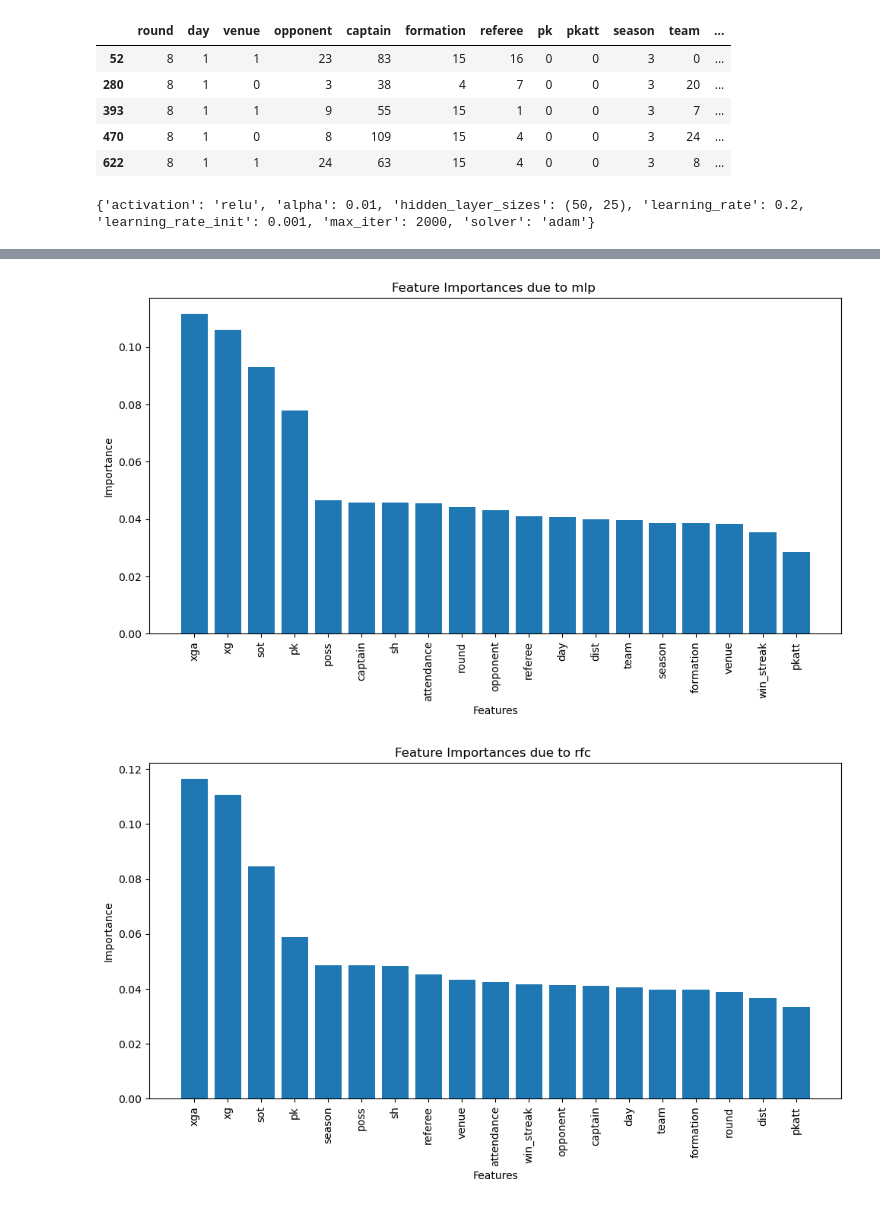
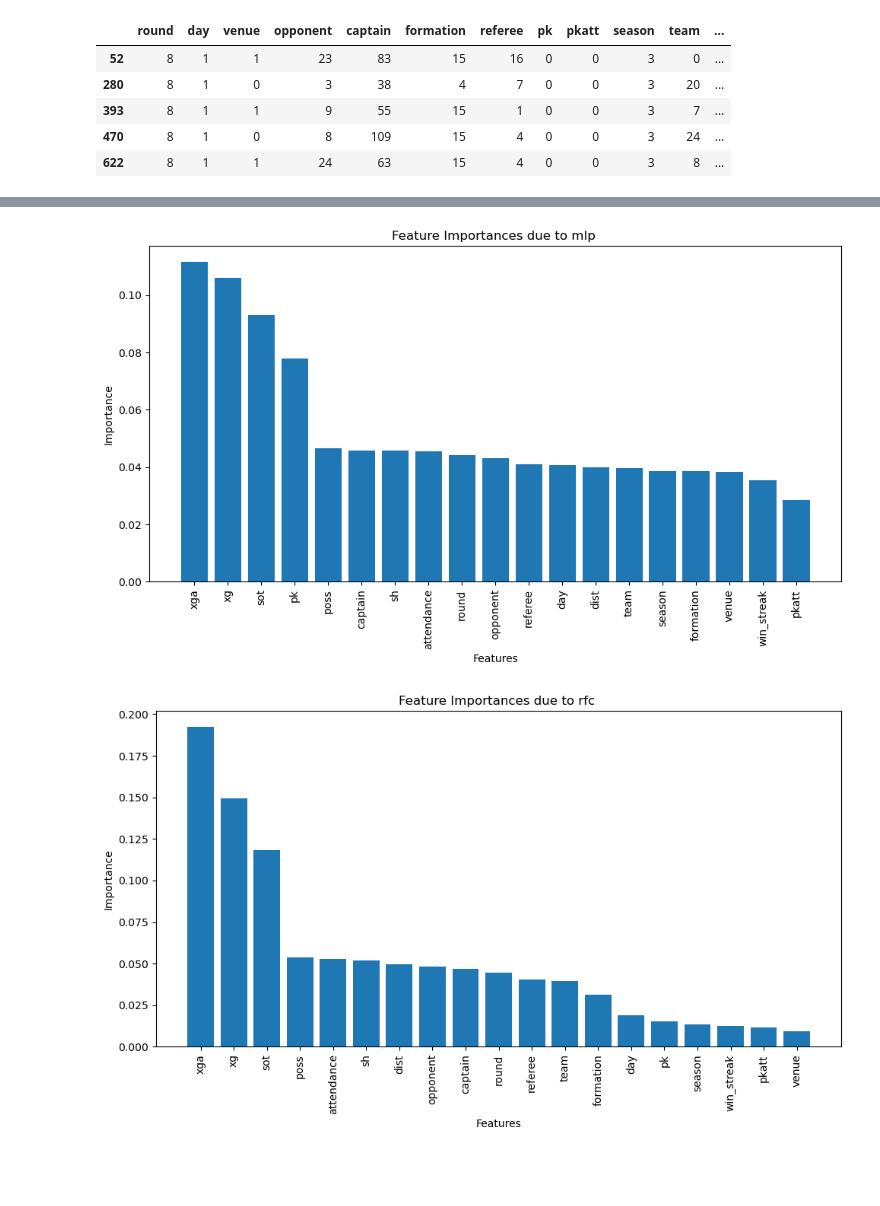
Before and after one commit to thoth2357/football_game_prediction, a Jupyter notebook: main.ipynb, the cells around one changed output, grey strips where cells are left out. Drawn from its saved outputs; the diff is of its cells as text; code cells hidden in the pictures; blank space fills up the shorter version.

```diff
--- a/main.ipynb
+++ b/main.ipynb
@@ -101,3 +107,10 @@ Accuracy on test set using best hyperparameters mlp: 0.5781584582441114
+# %%
+# best parameters gotten from hyperparameter tuning
+best_params_rfc = {'max_depth': 10, 'max_features': 'sqrt', 'min_samples_leaf': 4, 'min_samples_split': 5, 'n_estimators': 100}
+best_params_mlp = {'activation': 'relu', 'alpha': 0.01, 'hidden_layer_sizes': (50, 25), 'learning_rate': 0.2, 'learning_rate_init': 0.001, 'max_iter': 2000, 'solver': 'adam'}
+best_params_xgb = {'colsample_bytree': 0.9, 'gamma': 0.2, 'learning_rate': 0.01, 'max_depth': 5, 'n_estimators': 200, 'subsample': 0.8}
+best_params_svm = {'C': 1, 'gamma': 'scale', 'kernel': 'linear'}
+best_params_lr = {'C': 1, 'max_iter': 100, 'penalty': 'l1', 'solver': 'liblinear'}
 # %%
 #introducing new features (team streaks)
 preprocessing.create_streak_features() #create streak features for last five matches for each team
@@ -119,18 +130,14 @@ X_test.head(5)
 | 393 | 8 | 1 | 1 | 9 | 55 | 15 | 1 | 0 | 0 | 3 | 7 | ... |
 | 470 | 8 | 1 | 0 | 8 | 109 | 15 | 4 | 0 | 0 | 3 | 24 | ... |
 | 622 | 8 | 1 | 1 | 24 | 63 | 15 | 4 | 0 | 0 | 3 | 8 | ... |
-# %%
-best_params_mlp["learning_rate"] = 0.2
-print(best_params_mlp)
-# %% [output]
-{'activation': 'relu', 'alpha': 0.01, 'hidden_layer_sizes': (50, 25), 'learning_rate': 0.2, 'learning_rate_init': 0.001, 'max_iter': 2000, 'solver': 'adam'}
 # %%
 modelling = Modelling(X_train, y_train)
-best_params_gotten_xgb = {'colsample_bytree': 0.9, 'gamma': 0.2, 'learning_rate': 0.01, 'max_depth': 5, 'n_estimators': 200, 'subsample': 0.8}
 # Train an XGBoost model with your data
-trained_model_xgb = modelling.model_data_with_best_param(best_params_gotten_xgb, type_="xgb")
+trained_model_xgb = modelling.model_data_with_best_param(best_params_xgb, type_="xgb")
 trained_model_mlp = modelling.model_data_with_best_param(best_params_mlp, type_="xgb")
-trained_model_rfc = modelling.model_data_with_best_param(best_params_rfc, type_="xgb")
+trained_model_rfc = modelling.model_data_with_best_param(best_params_rfc, type_="rfc")
+trained_model_svm = modelling.model_data_with_best_param(best_params_svm, type_="svm")
+trained_model_lr = modelling.model_data_with_best_param(best_params_lr, type_="lr")
 
 
 # Get feature importances
@@ -187,4 +194,43 @@ plt.ylabel('Importance')
 plt.title('Feature Importances due to rfc ')
 plt.tight_layout()
 plt.show()
+
+# ------------------------------------------
+# # Get feature importances
+# feature_importances = trained_model_svm.feature_importances_
+
+# # Sort features by importance
+# sorted_indices = feature_importances.argsort()[::-1]
+# sorted_importances = feature_importances[sorted_indices]
+# sorted_features = [X_train.columns[i] for i in sorted_indices]
+
+# # Plot feature importances
+# plt.figure(figsize=(10, 6))
+# plt.bar(range(len(sorted_importances)), sorted_importances, tick_label=sorted_features)
+# plt.xticks(rotation=90)
+# plt.xlabel('Features')
+# plt.ylabel('Importance')
+# plt.title('Feature Importances due to rfc ')
+# plt.tight_layout()
+# plt.show()
+
+# --------------------------------------------------
+# Get feature importances
+# Get the coefficients (feature importances) of the trained logistic regression model
+feature_importances = trained_model_lr.coef_[0]
+
+
+# Sort the coefficients and feature names by their absolute values
+sorted_indices = feature_importances.argsort()
+sorted_importances = feature_importances[sorted_indices]
+sorted_features = [X_train.columns[i] for i in sorted_indices]
+
+# Create a bar plot of feature importances
+plt.figure(figsize=(10, 6))
+plt.bar(range(len(sorted_importances)), sorted_importances, tick_label=sorted_features)
+plt.xticks(rotation=90)
+plt.xlabel('Features')
+plt.ylabel('Importance')
+plt.title('Logistic Regression Feature Importances')
+plt.show()
 # %% [output]
@@ -196,3 +239,3 @@ Parameters: { "max_features", "min_samples_leaf", "min_samples_split" } are not
 [figure]
 [figure]
-[figure, old version]
+[figure, new version]
```
Also changed, not shown: parts of 8 cells of this notebook.
